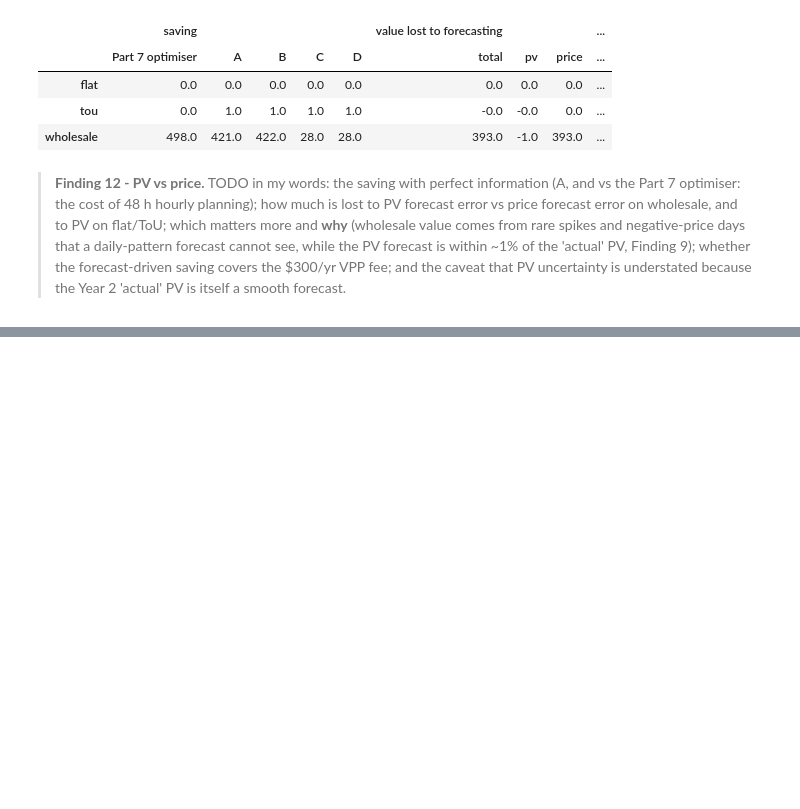
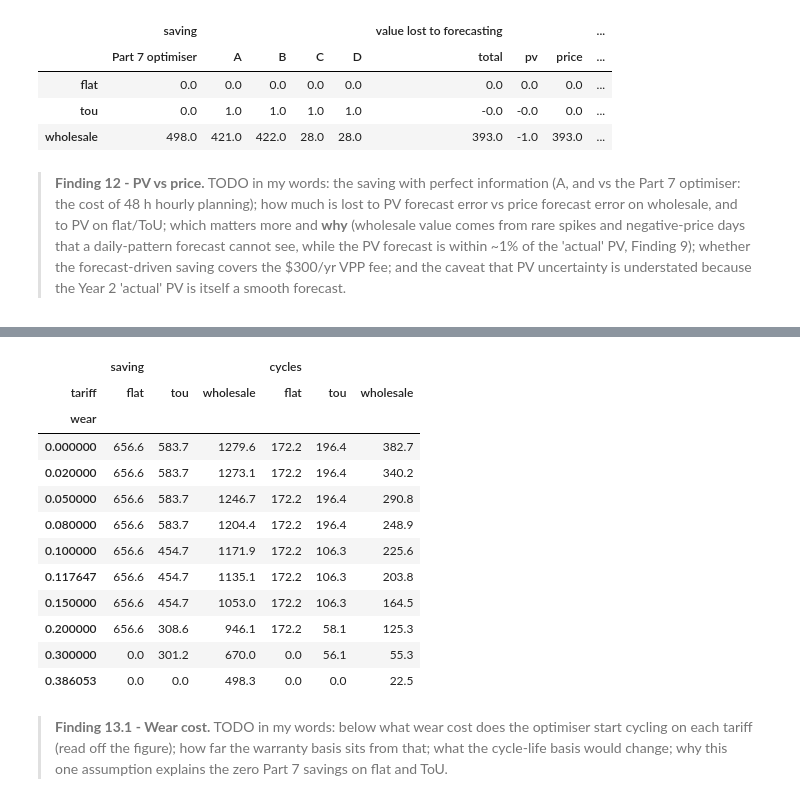
Before and after one commit to 7ayatibp/SOLA, a Jupyter notebook: SOLA4237_Assignment2.ipynb, the cells around one changed output, grey strips where cells are left out. Drawn from its saved outputs; the diff is of its cells as text; code cells hidden in the pictures; blank space fills up the shorter version.

```diff
--- a/SOLA4237_Assignment2.ipynb
+++ b/SOLA4237_Assignment2.ipynb
@@ -1779,8 +1790,11 @@ USE_DEGRADATION_COST = True    # TODO (decision)
 # %%
 def optimise_dispatch(load, pv, imp, exp, factor, spec: BatterySpec, dt_h: float = DT_H, e0: float = None,
                       e_end_min: float = None, deg_cost: float = 0.0,
-                      allow_grid_charging: bool = True, allow_battery_export: bool = True) -> pd.DataFrame:
+                      allow_grid_charging: bool = True, allow_battery_export: bool = True,
+                      terminal_value: float = 0.0) -> pd.DataFrame:
     """Cost-minimising battery schedule for one block of intervals (LP, perfect foresight).
+
+    terminal_value ($/kWh, default 0 = no credit): value of energy left at the end of the block (Task 13.4).
 
     All inputs are aligned arrays/Series of equal length (kW, $/kWh, power-limit factor 0-1).
     Returns a DataFrame (kW, and kWh for energy) with columns:
@@ -1798,6 +1812,7 @@ def optimise_dispatch(load, pv, imp, exp, factor, spec: BatterySpec, dt_h: float
     cost[I] = pi_lp * dt_h
     cost[X] = -pe * dt_h
     cost[D] = deg_cost * dt_h
+    cost[E[-1]] -= terminal_value                    # credit for energy left at the end (0 = Part 7 behaviour)
 
     rows, cols, vals, rhs = [], [], [], []
     r = np.arange(n)
@@ -2690,0 +2728,13 @@ fig.show()
+# %%
+def cache_key(*parts) -> str:
+    """Short hash of everything a cached result depends on. Change any input -> new file name."""
+    return hashlib.md5(json.dumps([repr(p) for p in parts]).encode()).hexdigest()[:8]
+
+def cached(name: str, key: str, compute, rerun: bool = False) -> pd.DataFrame:
+    """Load data/results/{name}_{key}.csv if it exists, else compute() and save it."""
+    path = ROLL_DIR / f"{name}_{key}.csv"
+    if path.exists() and not rerun:
+        return pd.read_csv(path)
+    out = compute()
+    out.to_csv(path, index=False)
+    return out
@@ -2690,0 +2747,45 @@ fig.show()
+# %%
+WEAR_REF = {"warranty": DEG_COST,
+            "cycle life": degradation_cost_per_kwh(sigen_spec(2, wear_basis="cycle life"))}
+WEAR_GRID = sorted({0.0, 0.02, 0.05, 0.08, 0.10, 0.15, 0.20, 0.30, *WEAR_REF.values()})   # $/kWh discharged
+
+def wear_sensitivity(load, pv, temp, prices, spec: BatterySpec, wear_grid=WEAR_GRID) -> pd.DataFrame:
+    """Perfect-foresight optimiser at each wear cost. Bills are before the VPP fee."""
+    rows = []
+    for t in TARIFFS:
+        imp, exp = prices[f"{t}_imp"], prices[f"{t}_exp"]
+        nob = annual_bill(load - pv, imp, exp)
+        for w in wear_grid:
+            o = optimise_year(load, pv, imp, exp, temp, spec, deg_cost=w, **switches)
+            bill = annual_bill(o.import_kW - o.export_kW, imp, exp)
+            cyc = o.discharge_kW.sum() * DT_H / spec.usable_kWh
+            rows.append(dict(tariff=t, wear=w, bill=bill, saving=nob - bill, cycles=cyc,
+                             wear_paid=cyc * spec.usable_kWh * w))
+    return pd.DataFrame(rows)
+
+RERUN_SENS = False
+sens = cached("wear_sens", cache_key(BATTERY, switches, NETWORK_WINDOWS, WEAR_GRID),
+              lambda: wear_sensitivity(load2, pv2, temp2, prices, BATTERY), rerun=RERUN_SENS)
+
+# Checks: more wear cost -> never more cycling; the wear = DEG_COST row reproduces Part 7
+for t, g in sens.groupby("tariff"):
+    assert (g.sort_values("wear").cycles.diff().dropna() <= 0.5).all(), f"{t}: cycles rose with wear cost"
+_p7 = sens[np.isclose(sens.wear, DEG_COST)].set_index("tariff")["bill"]
+for t in TARIFFS:
+    _fee = VPP_FEE_PER_MONTH * 12 if t == "wholesale" else 0.0
+    assert np.isclose(_p7[t] + _fee, results[("Optimised (perfect foresight)", t)]["bill"], atol=1.0), t
+sens.pivot(index="wear", columns="tariff", values=["saving", "cycles"]).round(1)
+# %% [output]
+|  | saving |  |  | cycles |  |  |
+| tariff | flat | tou | wholesale | flat | tou | wholesale |
+| wear |  |  |  |  |  |  |
+| 0.000000 | 656.6 | 583.7 | 1279.6 | 172.2 | 196.4 | 382.7 |
+| 0.020000 | 656.6 | 583.7 | 1273.1 | 172.2 | 196.4 | 340.2 |
+| 0.050000 | 656.6 | 583.7 | 1246.7 | 172.2 | 196.4 | 290.8 |
+| 0.080000 | 656.6 | 583.7 | 1204.4 | 172.2 | 196.4 | 248.9 |
+| 0.100000 | 656.6 | 454.7 | 1171.9 | 172.2 | 106.3 | 225.6 |
+| 0.117647 | 656.6 | 454.7 | 1135.1 | 172.2 | 106.3 | 203.8 |
+| 0.150000 | 656.6 | 454.7 | 1053.0 | 172.2 | 106.3 | 164.5 |
+| 0.200000 | 656.6 | 308.6 | 946.1 | 172.2 | 58.1 | 125.3 |
+| 0.300000 | 0.0 | 301.2 | 670.0 | 0.0 | 56.1 | 55.3 |
+| 0.386053 | 0.0 | 0.0 | 498.3 | 0.0 | 0.0 | 22.5 |
@@ -2690,0 +2814,2 @@ fig.show()
+# %% [markdown]
+> **Finding 13.1 - Wear cost.** TODO in my words: below what wear cost does the optimiser start cycling on each tariff (read off the figure); how far the warranty basis sits from that; what the cycle-life basis would change; why this one assumption explains the zero Part 7 savings on flat and ToU.
```
Also changed, not shown: parts of 58 cells of this notebook, 22 other files.
